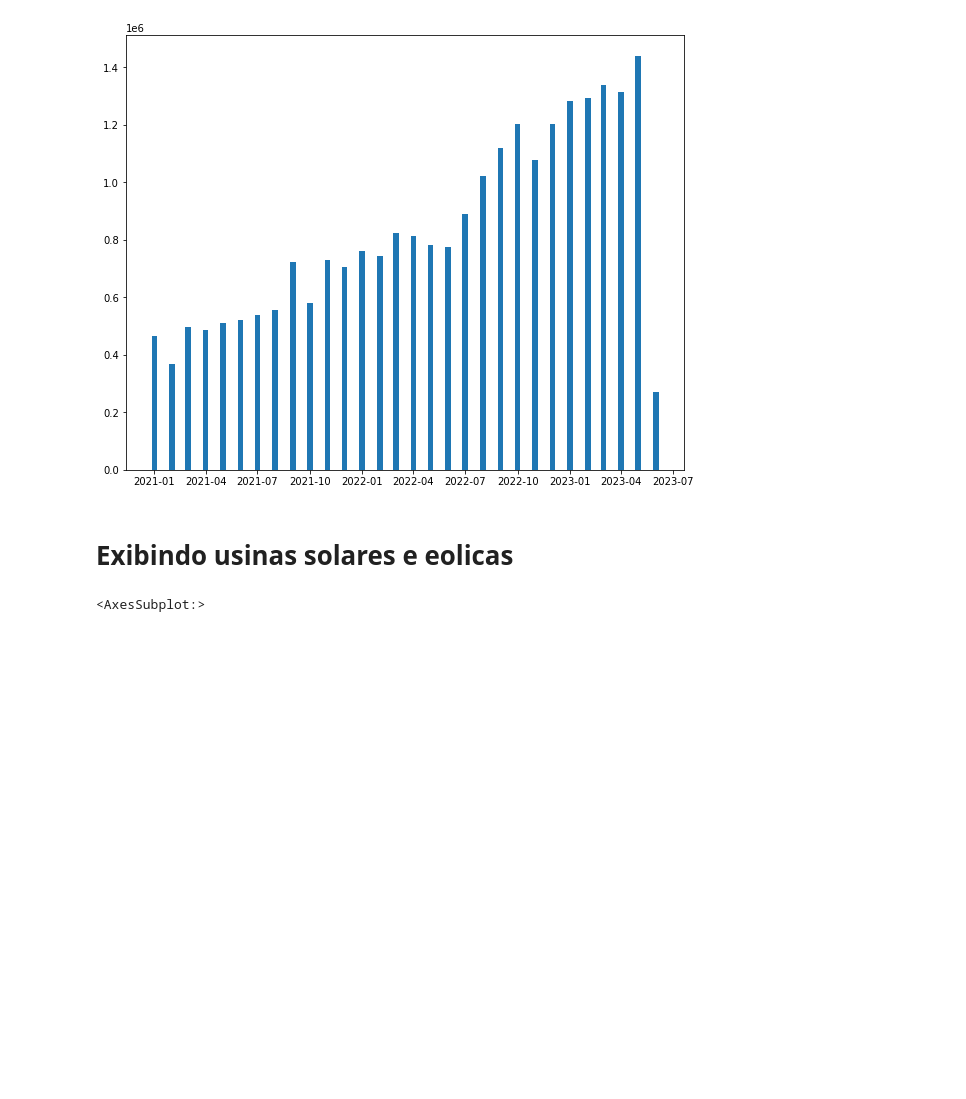
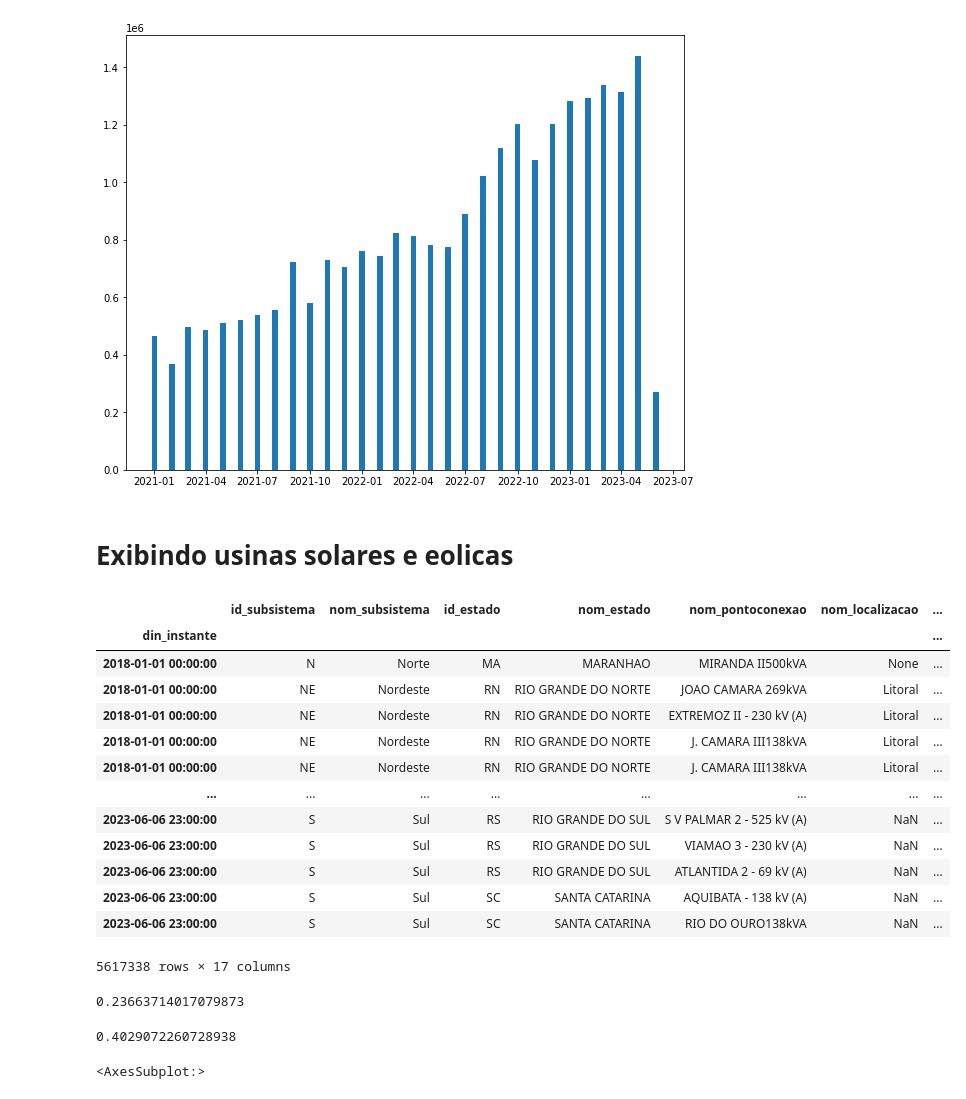
Before and after one commit to La1ra1/Gestao_energetica_trabalhos, a Jupyter notebook: Seminário 2/figuras_geracao_pv.ipynb, the cells around one changed output. Drawn from its saved outputs; the diff is of its cells as text; code cells hidden in the pictures; blank space fills up the shorter version.

```diff
--- a/Seminário 2/figuras_geracao_pv.ipynb
+++ b/Seminário 2/figuras_geracao_pv.ipynb
@@ -151,6 +252,31 @@ plt.bar(x,y.reshape(1,-1)[0],width=10)
 group_by_usina_solar = main_df.sort_index().query('nom_tipousina=="Solar"').groupby(['nom_usina_conjunto', 'id_estado']).agg({'val_capacidadeinstalada':'last', 'val_latitudesecoletora':'last', 'val_longitudesecoletora':'last'}).sort_values(by='val_capacidadeinstalada',ascending=False)
 # %%
 group_by_usina_eolica = main_df.sort_index().query('nom_tipousina=="Eólica"').groupby(['nom_usina_conjunto', 'id_estado']).agg({'val_capacidadeinstalada':'last', 'val_latitudesecoletora':'last', 'val_longitudesecoletora':'last'}).sort_values(by='val_capacidadeinstalada',ascending=False)
+# %%
+main_df.sort_index().query('nom_tipousina=="Eólica"')
+# %% [output]
+|  | id_subsistema | nom_subsistema | id_estado | nom_estado | nom_pontoconexao | nom_localizacao | ... |
+| din_instante |  |  |  |  |  |  | ... |
+| 2018-01-01 00:00:00 | N | Norte | MA | MARANHAO | MIRANDA II500kVA | None | ... |
+| 2018-01-01 00:00:00 | NE | Nordeste | RN | RIO GRANDE DO NORTE | JOAO CAMARA 269kVA | Litoral | ... |
+| 2018-01-01 00:00:00 | NE | Nordeste | RN | RIO GRANDE DO NORTE | EXTREMOZ II - 230 kV (A) | Litoral | ... |
+| 2018-01-01 00:00:00 | NE | Nordeste | RN | RIO GRANDE DO NORTE | J. CAMARA III138kVA | Litoral | ... |
+| 2018-01-01 00:00:00 | NE | Nordeste | RN | RIO GRANDE DO NORTE | J. CAMARA III138kVA | Litoral | ... |
+| ... | ... | ... | ... | ... | ... | ... | ... |
+| 2023-06-06 23:00:00 | S | Sul | RS | RIO GRANDE DO SUL | S V PALMAR 2 - 525 kV (A) | NaN | ... |
+| 2023-06-06 23:00:00 | S | Sul | RS | RIO GRANDE DO SUL | VIAMAO 3 - 230 kV (A) | NaN | ... |
+| 2023-06-06 23:00:00 | S | Sul | RS | RIO GRANDE DO SUL | ATLANTIDA 2 - 69 kV (A) | NaN | ... |
+| 2023-06-06 23:00:00 | S | Sul | SC | SANTA CATARINA | AQUIBATA - 138 kV (A) | NaN | ... |
+| 2023-06-06 23:00:00 | S | Sul | SC | SANTA CATARINA | RIO DO OURO138kVA | NaN | ... |
+5617338 rows × 17 columns
+# %%
+main_df.sort_index().query('nom_tipousina=="Solar"')['val_fatorcapacidade'].mean()
+# %% [output]
+0.23663714017079873
+# %%
+group_by_usina_eolica['val_fatorcapacidade'].mean()
+# %% [output]
+0.4029072260728938
 # %%
 group_by_usina_eolica['val_capacidadeinstalada'].dropna().hist(grid=False, bins=[0,200,400,600,800,1030])
 # %% [output]
```
Also changed, not shown: parts of 12 cells of this notebook, 2 other files.
